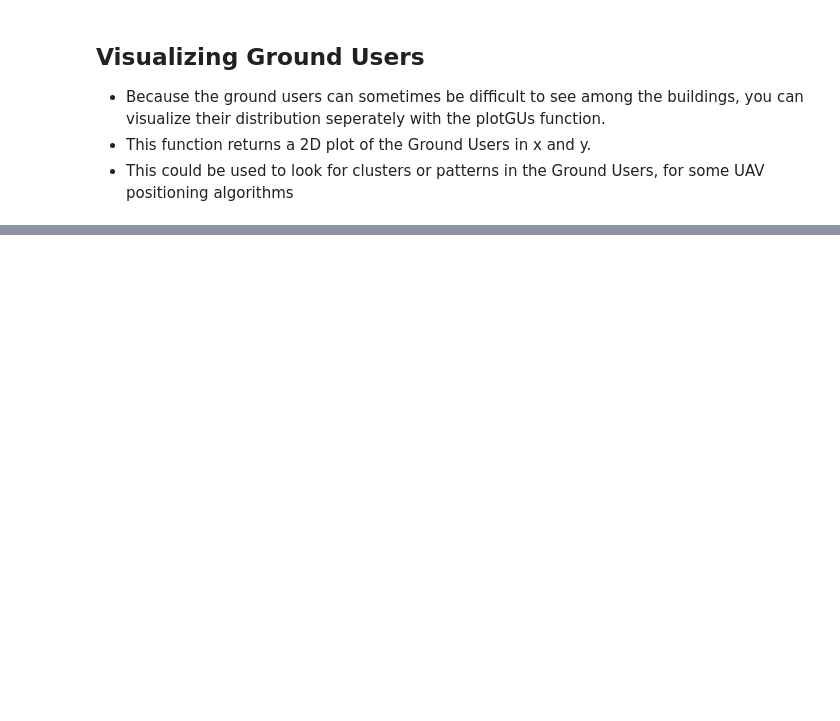
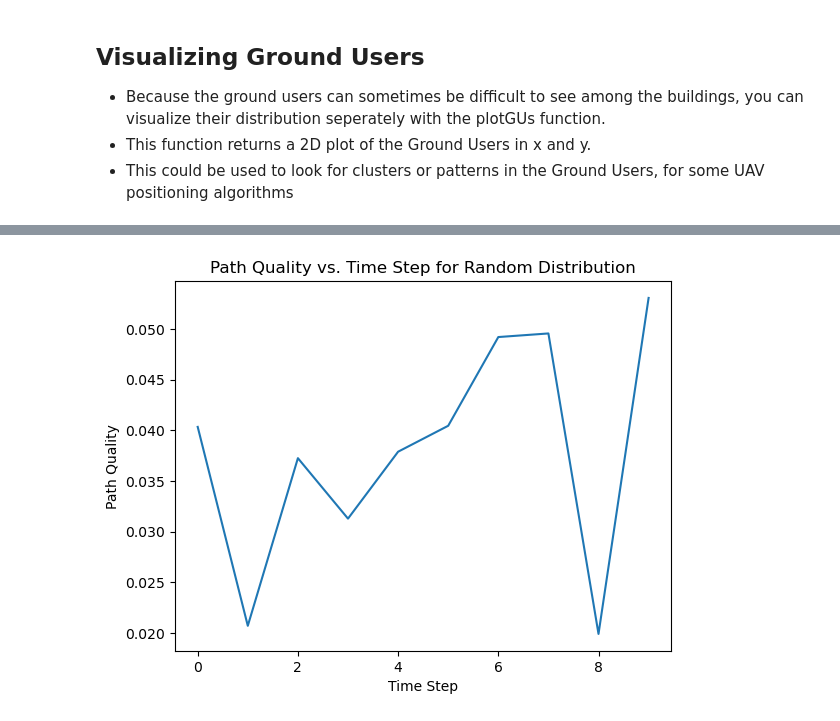
Before and after one commit to Lognam-Huang/RL-AERPAW-DT, a Jupyter notebook: Demonstration.ipynb, the cells around one changed output, grey strips where cells are left out. Saved outputs shown, nothing was run; the diff lists cells and outputs as text; code cells hidden in the pictures; blank space fills up the shorter version.

```diff
--- a/Demonstration.ipynb
+++ b/Demonstration.ipynb
@@ -65,0 +141,17 @@ env.plotGUs()
+# %%
+# Testing the random distribution method
+
+qualities = []
+for i in range(num_steps):
+    for uav in ['a', 'b', 'c', 'd', 'e']:
+        position = np.array([np.random.randint(-500, 500), np.random.randint(-500, 500), 30])
+        env.moveAbsUAV(uav, position, np.zeros(3))
+    qualities.append(env.computeGeneralLoss(2, 100000))
+    env.scene.preview(show_devices=True)
+# %%
+plt.plot(np.array(qualities))
+plt.title("Path Quality vs. Time Step for Random Distribution")
+plt.xlabel("Time Step")
+plt.ylabel("Path Quality");
+# %% [output]
+[figure, added]
```
Also changed, not shown: parts of 13 cells of this notebook, 1 other file.
